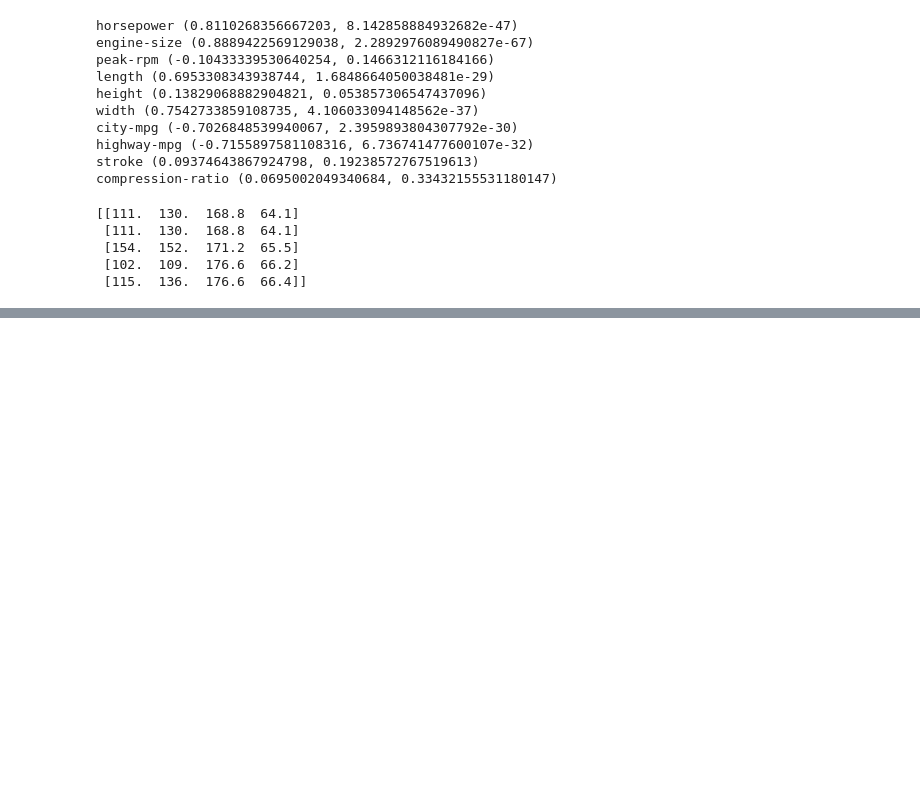
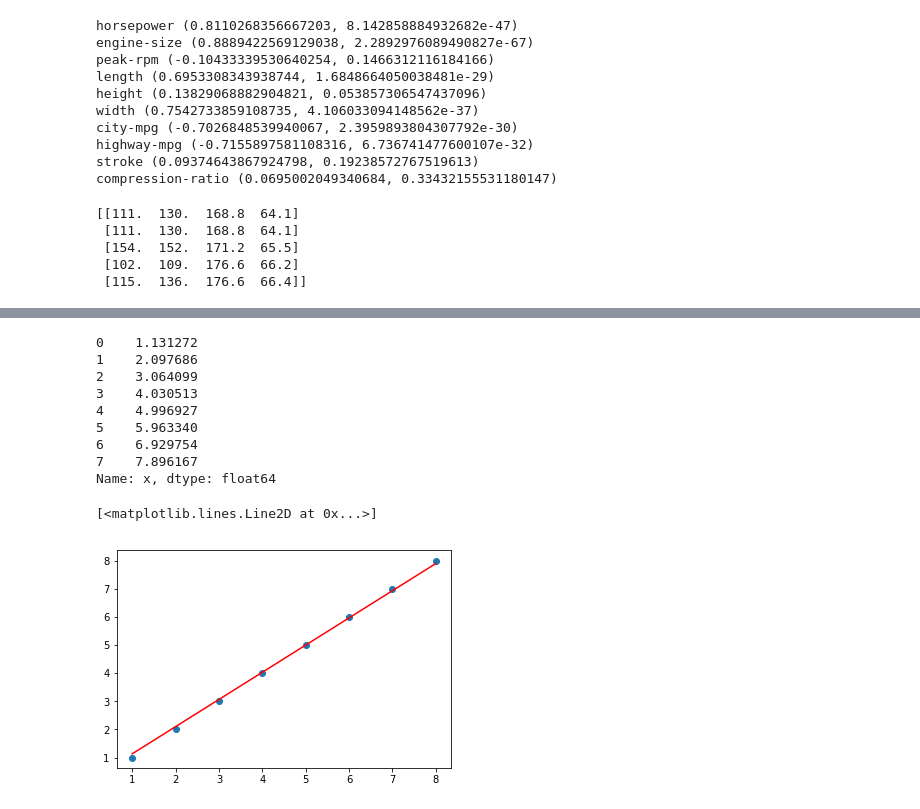
Before and after one commit to justdvnsh/Data-Lit, a Jupyter notebook: regression/Linear_Regression_Data_Lit.ipynb, the cells around one changed output, grey strips where cells are left out. Drawn from its saved outputs; the diff is of its cells as text; code cells hidden in the pictures; blank space fills up the shorter version.

```diff
--- a/regression/Linear_Regression_Data_Lit.ipynb
+++ b/regression/Linear_Regression_Data_Lit.ipynb
@@ -357,0 +387,35 @@ lasso regression: (2295.120408154451, 14657193.245905127)
+# %%
+## Initializaing random weights for the main coeffiecients
+slope = 0
+intercept = 0
+
+## Initiliazed the learning rate
+learning_rate = 0.001
+
+# number of steps to be taken by the algorithm
+number_of_steps = 100
+
+# m - the number of data points
+number_of_data_points = float(len(data.x))
+print(number_of_data_points)
+X = data['x']
+Y = data['y']
+print(X,'\n',Y)
+
+
+## Implementing Gradient Descent
+for i in range(number_of_steps + 1):
+  print('Epoch ', i, ' ........................................')
+  ## predicting a first value of y_pred , which would be 0 for the very first time
+  Y_pred = slope*X + intercept
+
+  ## The calculated the derivative wrt slope and intercept
+  der_slope = ( -2 / number_of_data_points ) * sum( X * ( Y- Y_pred ) ) # derivative wrt slope
+  der_intercept = ( -2 / number_of_data_points ) * sum( Y - Y_pred ) # derivative wrt  intercept
+
+  ## updating the weights
+  slope = slope - learning_rate * der_slope
+  intercept = intercept - learning_rate * der_intercept
+  print('Epoch {} ... \n slope: {} \n intercept: {} \n Y_pred: {} '.format(i, slope, intercept, Y_pred))
+
+print(slope, intercept)
@@ -357,0 +440,18 @@ lasso regression: (2295.120408154451, 14657193.245905127)
+# %%
+Y_pred = slope * X + intercept
+print(Y_pred)
+
+plt.scatter(X,Y)
+plt.plot([min(X), max(X)], [min(Y_pred), max(Y_pred)], color='red')
+# %% [output]
+0    1.131272
+1    2.097686
+2    3.064099
+3    4.030513
+4    4.996927
+5    5.963340
+6    6.929754
+7    7.896167
+Name: x, dtype: float64
+[<matplotlib.lines.Line2D at 0x...>]
+[figure, added]
```
Also changed, not shown: parts of 19 cells of this notebook.
